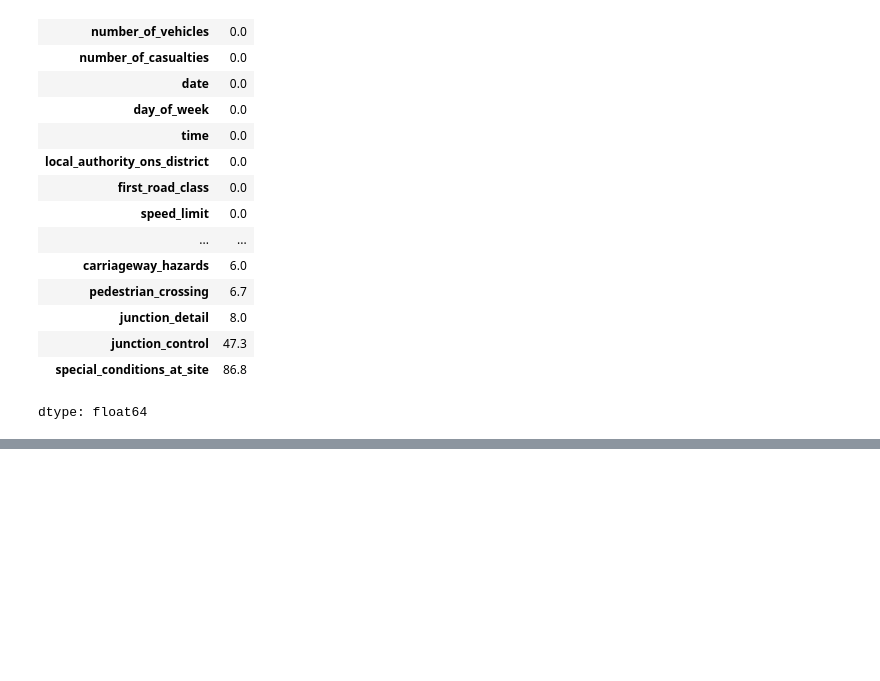
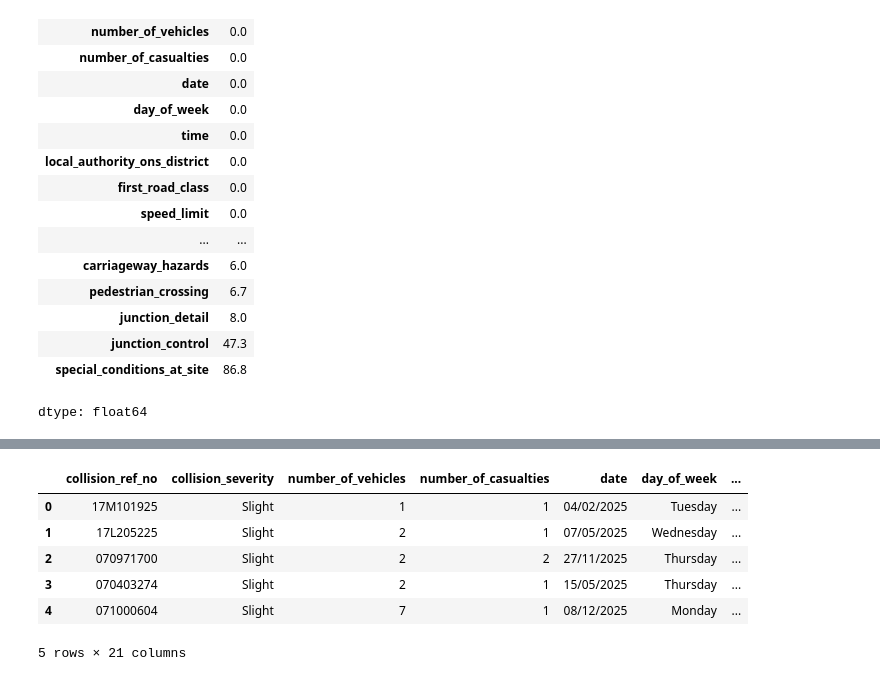
Before and after one commit to crystaltsul/road-collision-severity, a Jupyter notebook: src/UK_road_collision_severity_analysis.ipynb, the cells around one changed output, grey strips where cells are left out. Saved outputs shown, nothing was run; the diff lists cells and outputs as text; code cells hidden in the pictures; blank space fills up the shorter version.

```diff
--- a/src/UK_road_collision_severity_analysis.ipynb
+++ b/src/UK_road_collision_severity_analysis.ipynb
@@ -115,0 +174,31 @@ dtype: float64
+# %%
+# Replace codes with labels from the DfT data guide
+# Derive nation from the district code before the codes are replaced
+df['nation'] = df['local_authority_ons_district'].str[0].map(
+    {'E': 'England', 'W': 'Wales', 'S': 'Scotland'})
+
+coded_cols = ['collision_severity', 'day_of_week', 'local_authority_ons_district', 'first_road_class',
+              'road_type', 'junction_detail', 'junction_control', 'second_road_class',
+              'pedestrian_crossing', 'light_conditions', 'weather_conditions',
+              'road_surface_conditions', 'carriageway_hazards', 'urban_or_rural_area']
+
+for col in coded_cols:
+    rows = dictionary[dictionary['field name'] == col]
+    keys = rows['code/format'] if col == 'local_authority_ons_district' else pd.to_numeric(rows['code/format'], errors='coerce')
+    mapping = dict(zip(keys, rows['label'].fillna('None present')))   # fill blank labels
+    if col == 'local_authority_ons_district':
+        # Add codes missing from the guide
+        mapping.update({'E08000038': 'Barnsley', 'E08000039': 'Sheffield'})
+    df[col] = df[col].map(mapping)
+
+df[unknown_cat] = df[unknown_cat].fillna('Unknown')
+df['speed_limit'] = df['speed_limit'].astype(int)   # keep as a number
+df.head()
+# %% [output]
+|  | collision_ref_no | collision_severity | number_of_vehicles | number_of_casualties | date | day_of_week | ... |
+| 0 | 17M101925 | Slight | 1 | 1 | 04/02/2025 | Tuesday | ... |
+| 1 | 17L205225 | Slight | 2 | 1 | 07/05/2025 | Wednesday | ... |
+| 2 | 070971700 | Slight | 2 | 2 | 27/11/2025 | Thursday | ... |
+| 3 | 070403274 | Slight | 2 | 1 | 15/05/2025 | Thursday | ... |
+| 4 | 071000604 | Slight | 7 | 1 | 08/12/2025 | Monday | ... |
+5 rows × 21 columns
```
Also changed, not shown: parts of 31 cells of this notebook.
